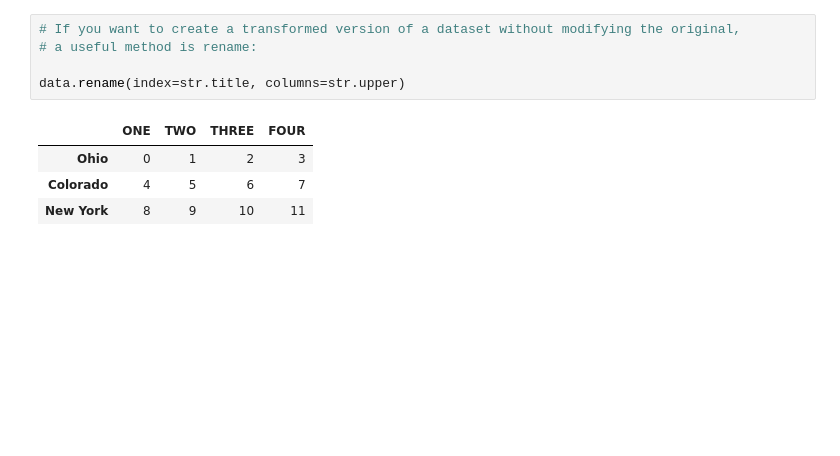
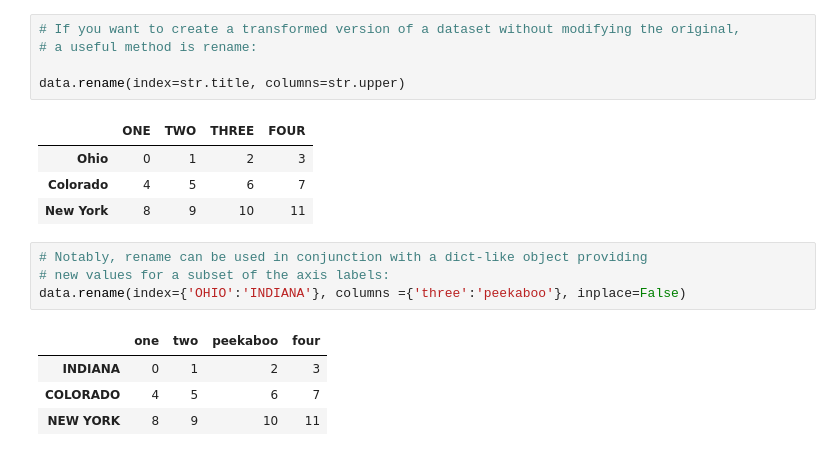
Before and after one commit to ArslanAmanov/Data-Science-Foundations-, a Jupyter notebook: Python for Data Analyses O'reilly_book/ch7_dataWrangling.ipynb, the cells around one changed output. Drawn from its saved outputs; the diff is of its cells as text; blank space fills up the shorter version.

Commit message:
rename can be used in conjunction with a dic-like object providing

```diff
--- a/Python for Data Analyses O'reilly_book/ch7_dataWrangling.ipynb
+++ b/Python for Data Analyses O'reilly_book/ch7_dataWrangling.ipynb
@@ -1080,3 +1080,12 @@ data.rename(index=str.title, columns=str.upper)
 | Ohio | 0 | 1 | 2 | 3 |
 | Colorado | 4 | 5 | 6 | 7 |
 | New York | 8 | 9 | 10 | 11 |
+# %%
+# Notably, rename can be used in conjunction with a dict-like object providing
+# new values for a subset of the axis labels:
+data.rename(index={'OHIO':'INDIANA'}, columns ={'three':'peekaboo'}, inplace=False)
+# %% [output]
+|  | one | two | peekaboo | four |
+| INDIANA | 0 | 1 | 2 | 3 |
+| COLORADO | 4 | 5 | 6 | 7 |
+| NEW YORK | 8 | 9 | 10 | 11 |
```
Also changed, not shown: parts of 1 cell of this notebook.
